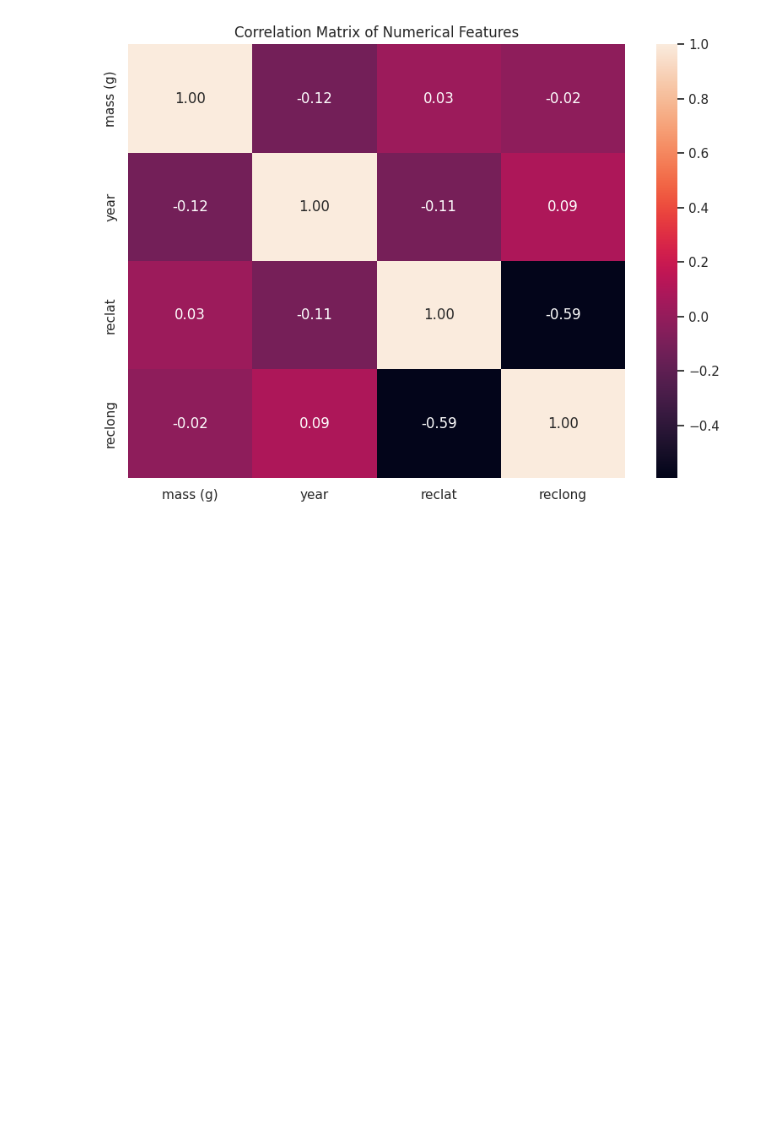
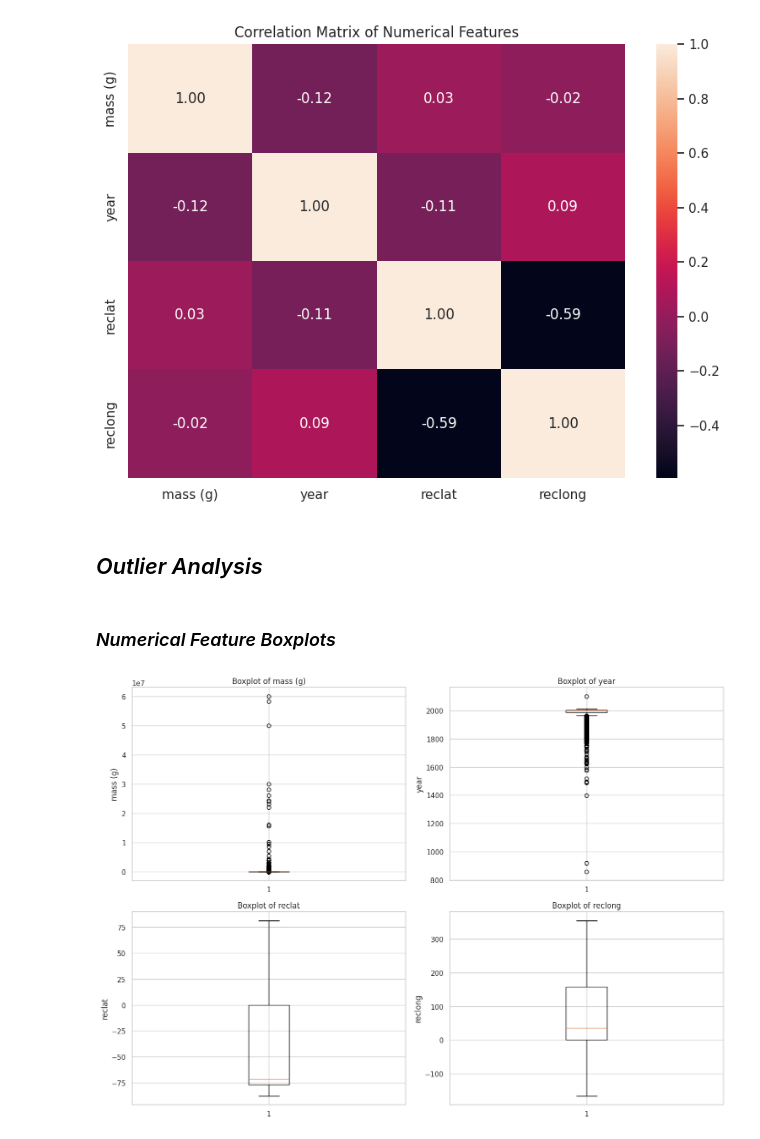
Before and after one commit to manaswiniyoshitha2006-netizen/ML-Evaluation, a Jupyter notebook: notebooks/clustering.ipynb, the cells around one changed output. Drawn from its saved outputs; the diff is of its cells as text; code cells hidden in the pictures; blank space fills up the shorter version.

Commit message:
Add outlier analysis

```diff
--- a/notebooks/clustering.ipynb
+++ b/notebooks/clustering.ipynb
@@ -633,3 +633,31 @@ plt.tight_layout()
 plt.show()
 # %% [output]
 [figure]
+# %% [markdown]
+## *Outlier Analysis*
+# %% [markdown]
+### *Numerical Feature Boxplots*
+# %%
+fig, axes = plt.subplots(
+    2, 2,
+    figsize=(14, 10)
+)
+
+for ax, column in zip(
+    axes.flatten(),
+    eda_columns
+):
+    ax.boxplot(
+        df[column].dropna()
+    )
+
+    ax.set_title(
+        f"Boxplot of {column}"
+    )
+
+    ax.set_ylabel(column)
+
+plt.tight_layout()
+plt.show()
+# %% [output]
+[figure, added]
```
Also changed, not shown: parts of 3 cells of this notebook.
